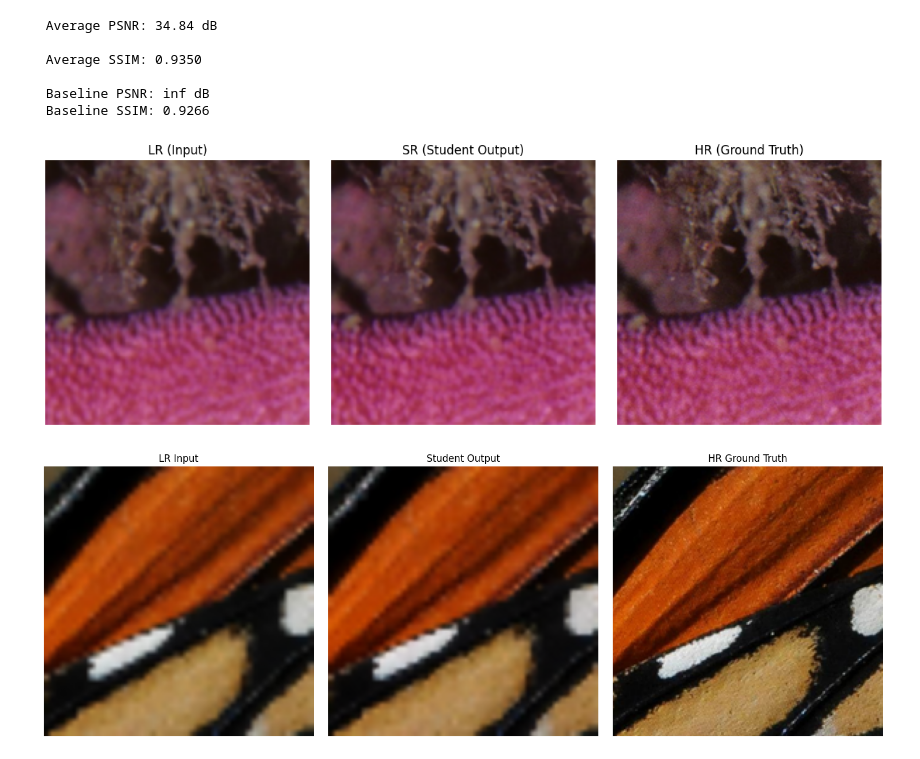
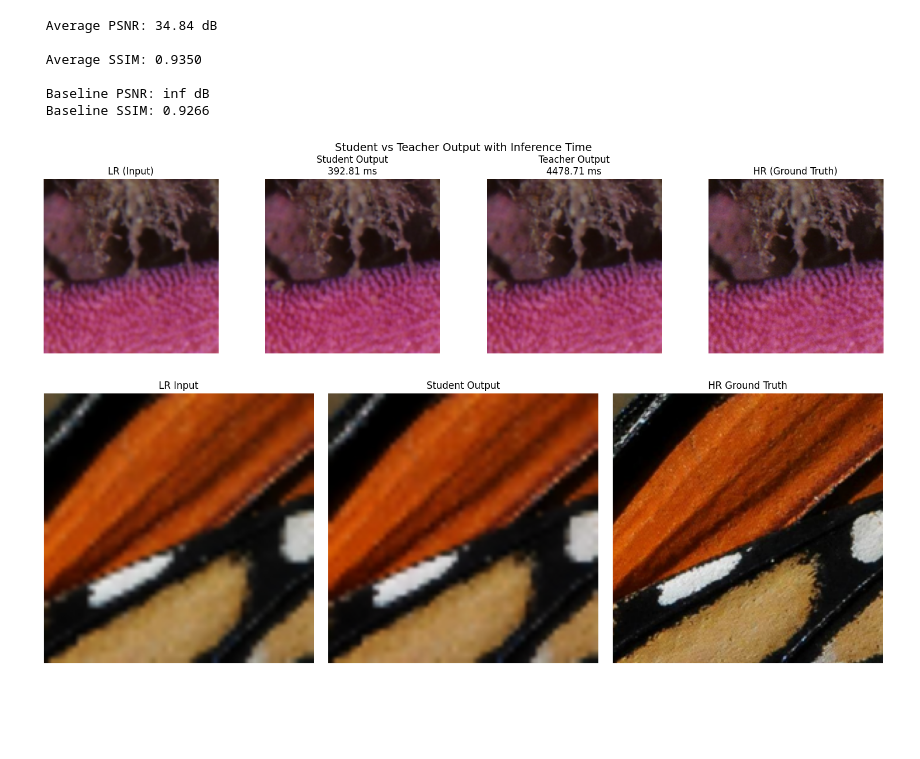
Before and after one commit to nullv0id2004/Image_shapening_with_knowledege_distillation, a Jupyter notebook: scripts/Knowledge_Distillation.ipynb, the cells around one changed output. Saved outputs shown, nothing was run; the diff lists cells and outputs as text; code cells hidden in the pictures; blank space fills up the shorter version.

```diff
--- a/scripts/Knowledge_Distillation.ipynb
+++ b/scripts/Knowledge_Distillation.ipynb
@@ -270,7 +334,7 @@ def visualize_triplet(model, dataloader, device):
 # %%
-visualize_triplet(student, val_loader, device)
+visualize_triplet(student, teacher, val_loader, device)
 # %% [output]
-[figure, old version]
+[figure, new version]
 # %%
 from PIL import Image
 import torchvision.transforms as transforms
```
Also changed, not shown: parts of 2 cells of this notebook, 1 other file.
